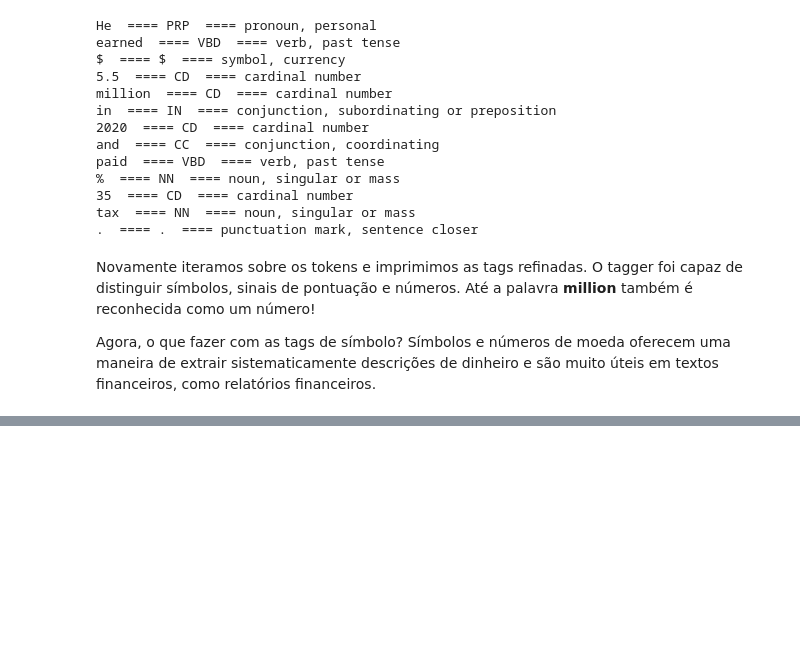
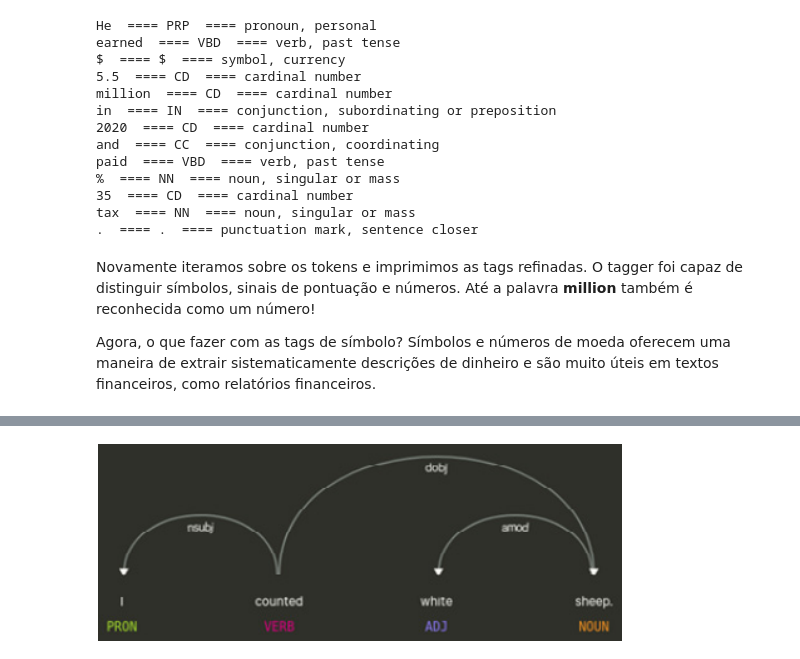
Before and after one commit to willianpina/mastering_spaCy, a Jupyter notebook: 3. Características Linguísticas.ipynb, the cells around one changed output, grey strips where cells are left out. Cells and saved outputs as stored; diff of their text form; code cells hidden in the pictures; blank space fills up the shorter version.

```diff
--- a/3. Características Linguísticas.ipynb
+++ b/3. Características Linguísticas.ipynb
@@ -280,0 +353,4 @@ Agora, o que fazer com as tags de símbolo? Símbolos e números de moeda oferec
+# %%
+Image('images/amod_relation.PNG')
+# %% [output]
+[figure, added]
```
Also changed, not shown: parts of 56 cells of this notebook, 13 other files.
